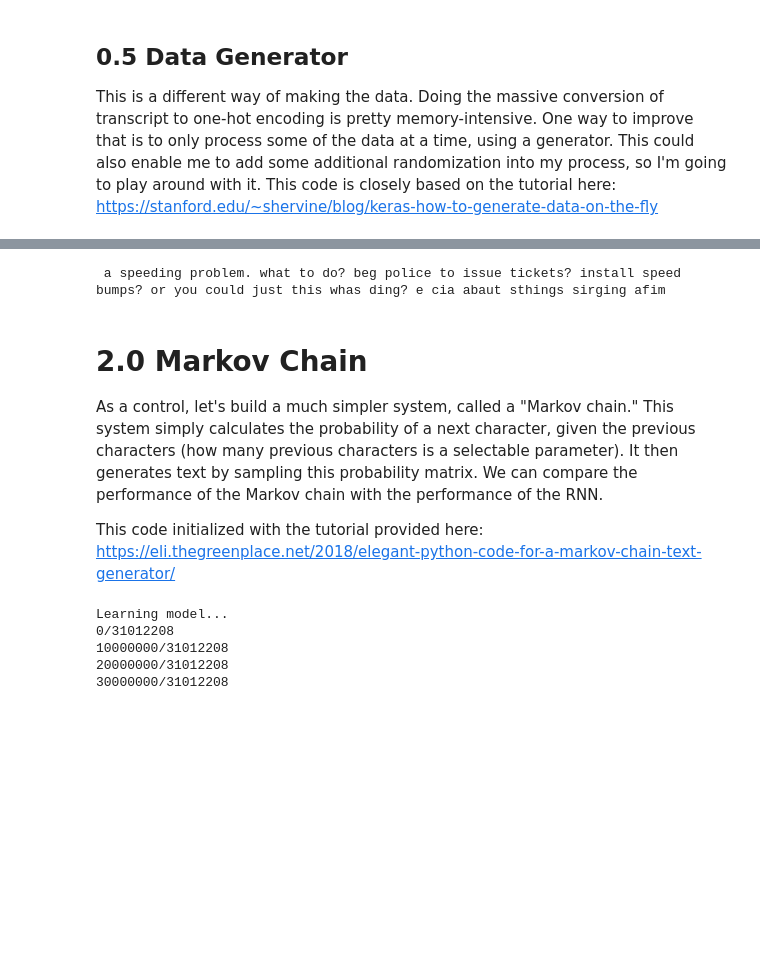
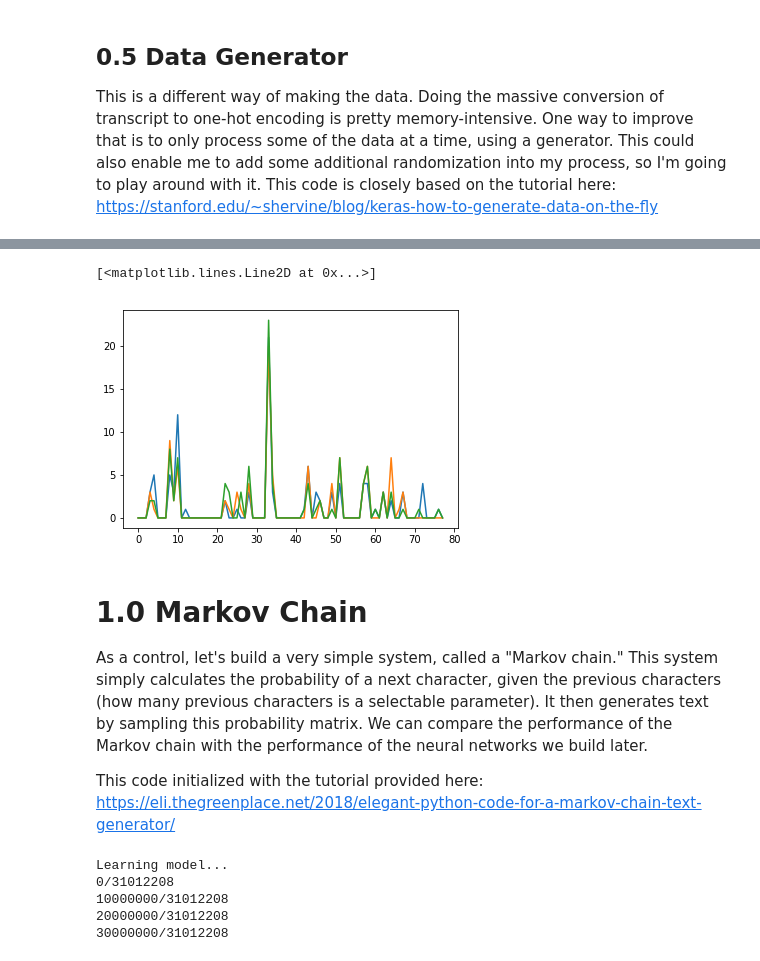
Before and after one commit to coraames/WaitWait, a Jupyter notebook: WWDA Generating Text.ipynb, the cells around one changed output, grey strips where cells are left out. Cells and saved outputs as stored; diff of their text form; code cells hidden in the pictures; blank space fills up the shorter version.

```diff
--- a/WWDA Generating Text.ipynb
+++ b/WWDA Generating Text.ipynb
@@ -238,11 +184,16 @@ x_val,y_val     = combine_model_data(transcript_df.loc[1000:1200,  :])
 # %% [markdown]
 ## 0.5 Data Generator
 This is a different way of making the data. Doing the massive conversion of transcript to one-hot encoding is pretty memory-intensive. One way to improve that is to only process some of the data at a time, using a generator. This could also enable me to add some additional randomization into my process, so I'm going to play around with it. This code is closely based on the tutorial here: https://stanford.edu/~shervine/blog/keras-how-to-generate-data-on-the-fly
+# %%
+# parameters
+n_times = 100
+n_components = len(all_tokens)+1
+batch_size = 64
 # %%
 import keras
 class DataGenerator(keras.utils.Sequence):
     # Generates data for Keras
-    def __init__(self, df, batch_size=32,n_times=n_times,n_components=n_components,shuffle=True):
+    def __init__(self, df, batch_size=batch_size,n_times=n_times,n_components=n_components,shuffle=True):
         # Initialization
         self.batch_size = batch_size
         self.df = df.encoded
@@ -262,12 +213,6 @@ class DataGenerator(keras.utils.Sequence):
 
         return X, y
 
-#     def on_epoch_end(self):
-#         #'Updates indexes after each epoch'
-#         self.indices = self.df.index.values
-#         if self.shuffle == True:
-#             np.random.shuffle(self.indices)
-
     def __data_generation(self, transcript_num):
         #'Generates data containing batch_size samples'
         # Initialization
@@ -276,18 +221,18 @@ class DataGenerator(keras.utils.Sequence):
 
         # Pull batch_size random samples from the specified transcript
         indices = np.random.randint(low=0,
-                                    high=self.df[transcript_num].shape[0]-101,
+                                    high=self.df[transcript_num].shape[0]-n_times-1,
                                     size=self.batch_size)
 
-        # for each start position, pull a sequence of 100 chars for X, and the 101'st char for y
+        # for each start position, pull a sequence of n_times chars for X, and the next char for y
         for i, startpos in enumerate(indices):
             # Store sample
-            X[i,] = self.df[transcript_num][i:i+100,:]
+            X[i,] = self.df[transcript_num][startpos:startpos+n_times,:]
 
             # Store class
-            y[i] = self.df[transcript_num][i+100,:]
+            y[i] = self.df[transcript_num][startpos+n_times,:]
 
         return X, y
 # %%
-train_gen = DataGenerator(transcript_df.loc[transcript_df.train,:],shuffle=True)
-val_gen = DataGenerator(transcript_df.loc[transcript_df.val,:],shuffle=True)
+train_gen = DataGenerator(transcript_df.loc[transcript_df.train,:],shuffle=False)
+val_gen = DataGenerator(transcript_df.loc[transcript_df.val,:],shuffle=False)
@@ -423,10 +239,13 @@ model.score_generator()
-# %%
-Predict_transcript(x_val[100],chars_to_generate=50);
-# %% [output]
- a speeding problem. what to do? beg police to issue tickets? install speed bumps? or you could just this whas ding? e cia abaut sthings sirging afim
+# %%
+plt.plot(train_gen.__getitem__(0)[0][0].sum(axis=0))
+plt.plot(train_gen.__getitem__(0)[0][0].sum(axis=0))
+plt.plot(train_gen.__getitem__(0)[0][0].sum(axis=0))
+# %% [output]
+[<matplotlib.lines.Line2D at 0x...>]
+[figure, added]
 # %% [markdown]
-# 2.0 Markov Chain <a name="markov"></a>
-As a control, let's build a much simpler system, called a "Markov chain." This system simply calculates the probability of a next character, given the previous characters (how many previous characters is a selectable parameter). It then generates text by sampling this probability matrix. We can compare the performance of the Markov chain with the performance of the RNN.
+# 1.0 Markov Chain <a name="markov"></a>
+As a control, let's build a very simple system, called a "Markov chain." This system simply calculates the probability of a next character, given the previous characters (how many previous characters is a selectable parameter). It then generates text by sampling this probability matrix. We can compare the performance of the Markov chain with the performance of the neural networks we build later.
 
 This code initialized with the tutorial provided here: https://eli.thegreenplace.net/2018/elegant-python-code-for-a-markov-chain-text-generator/
 # %%
```
Also changed, not shown: parts of 59 cells of this notebook, 3 other files.
